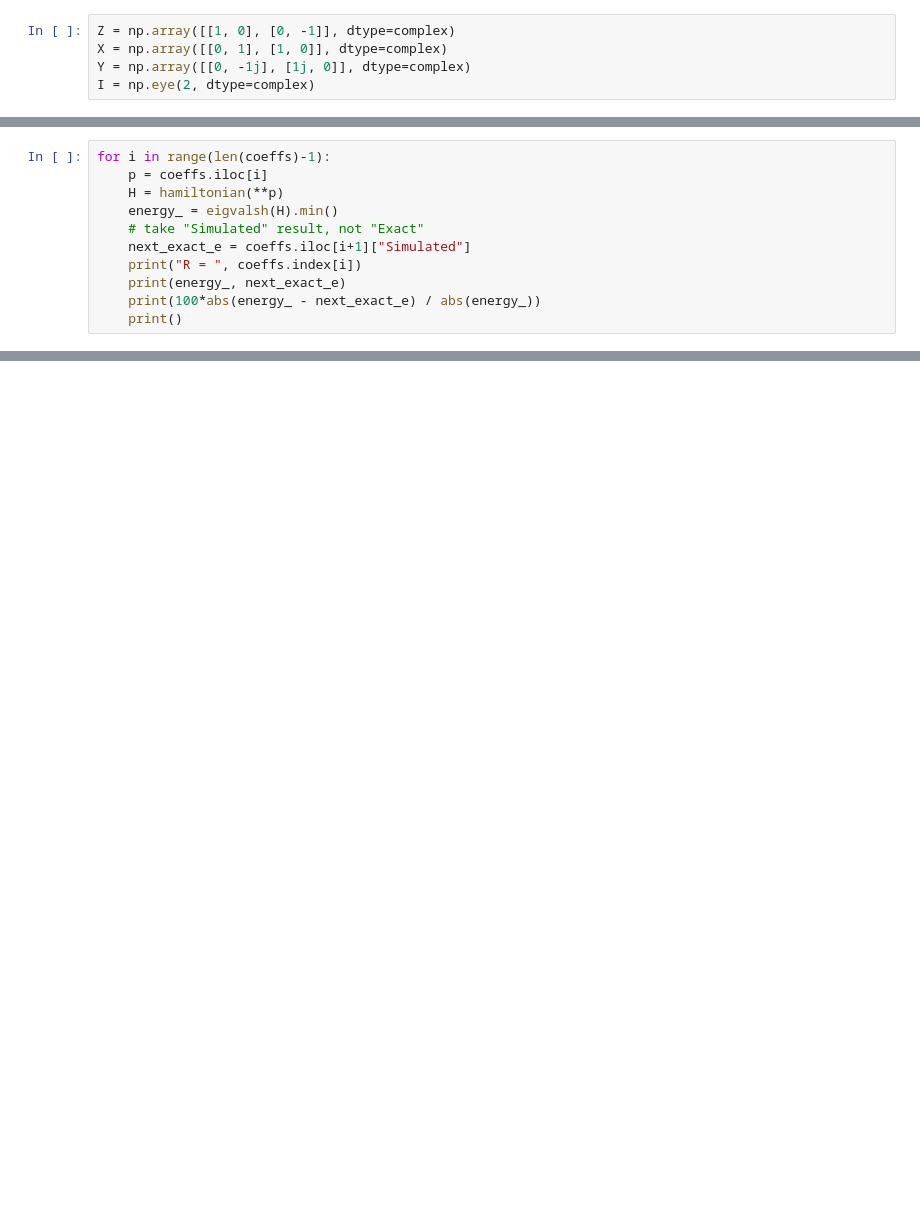
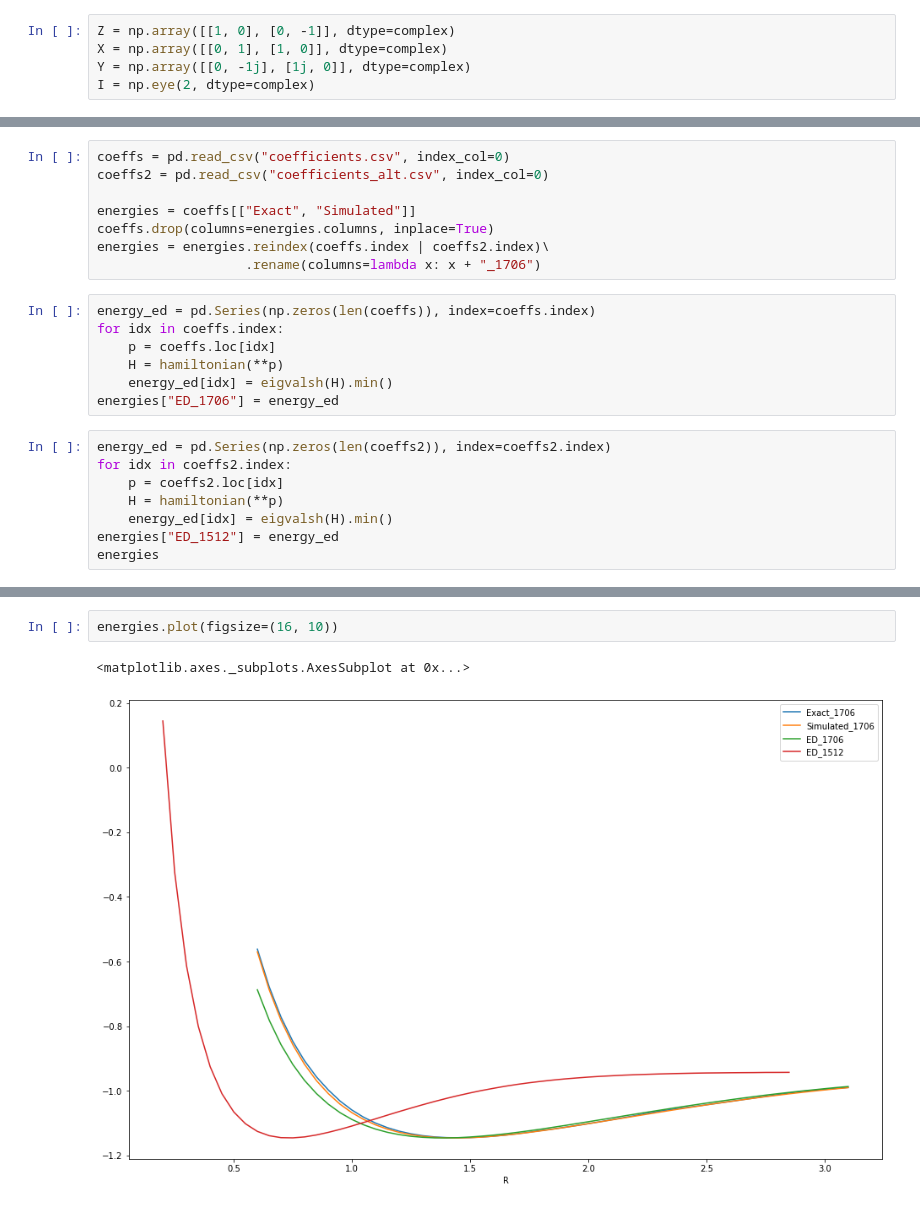
Before and after one commit to CDL-Quantum/CohortProject_2020, a Jupyter notebook: Electronic_Ising/H2_Quantum_Ising.ipynb, the cells around one changed output, grey strips where cells are left out. Cells and saved outputs as stored; diff of their text form; blank space fills up the shorter version.

Commit message:
Compare H2 Qubit-Hamiltonian coefficients for 1706 and 1512 papers

```diff
--- a/Electronic_Ising/H2_Quantum_Ising.ipynb
+++ b/Electronic_Ising/H2_Quantum_Ising.ipynb
@@ -21,11 +18,0 @@ coeffs = pd.read_csv("coefficients.csv", index_col=0)
-# %%
-for i in range(len(coeffs)-1):
-    p = coeffs.iloc[i]
-    H = hamiltonian(**p)
-    energy_ = eigvalsh(H).min()
-    # take "Simulated" result, not "Exact"
-    next_exact_e = coeffs.iloc[i+1]["Simulated"]
-    print("R = ", coeffs.index[i])
-    print(energy_, next_exact_e)
-    print(100*abs(energy_ - next_exact_e) / abs(energy_))
-    print()
@@ -49,0 +19,23 @@ R =  3.05
+# %%
+coeffs = pd.read_csv("coefficients.csv", index_col=0)
+coeffs2 = pd.read_csv("coefficients_alt.csv", index_col=0)
+
+energies = coeffs[["Exact", "Simulated"]]
+coeffs.drop(columns=energies.columns, inplace=True)
+energies = energies.reindex(coeffs.index | coeffs2.index)\
+                   .rename(columns=lambda x: x + "_1706")
+# %%
+energy_ed = pd.Series(np.zeros(len(coeffs)), index=coeffs.index)
+for idx in coeffs.index:
+    p = coeffs.loc[idx]
+    H = hamiltonian(**p)
+    energy_ed[idx] = eigvalsh(H).min()
+energies["ED_1706"] = energy_ed
+# %%
+energy_ed = pd.Series(np.zeros(len(coeffs2)), index=coeffs2.index)
+for idx in coeffs2.index:
+    p = coeffs2.loc[idx]
+    H = hamiltonian(**p)
+    energy_ed[idx] = eigvalsh(H).min()
+energies["ED_1512"] = energy_ed
+energies
@@ -49,0 +61,5 @@ R =  3.05
+# %%
+energies.plot(figsize=(16, 10))
+# %% [output]
+<matplotlib.axes._subplots.AxesSubplot at 0x...>
+[figure, added]
```
Also changed, not shown: parts of 5 cells of this notebook, 1 other file.
